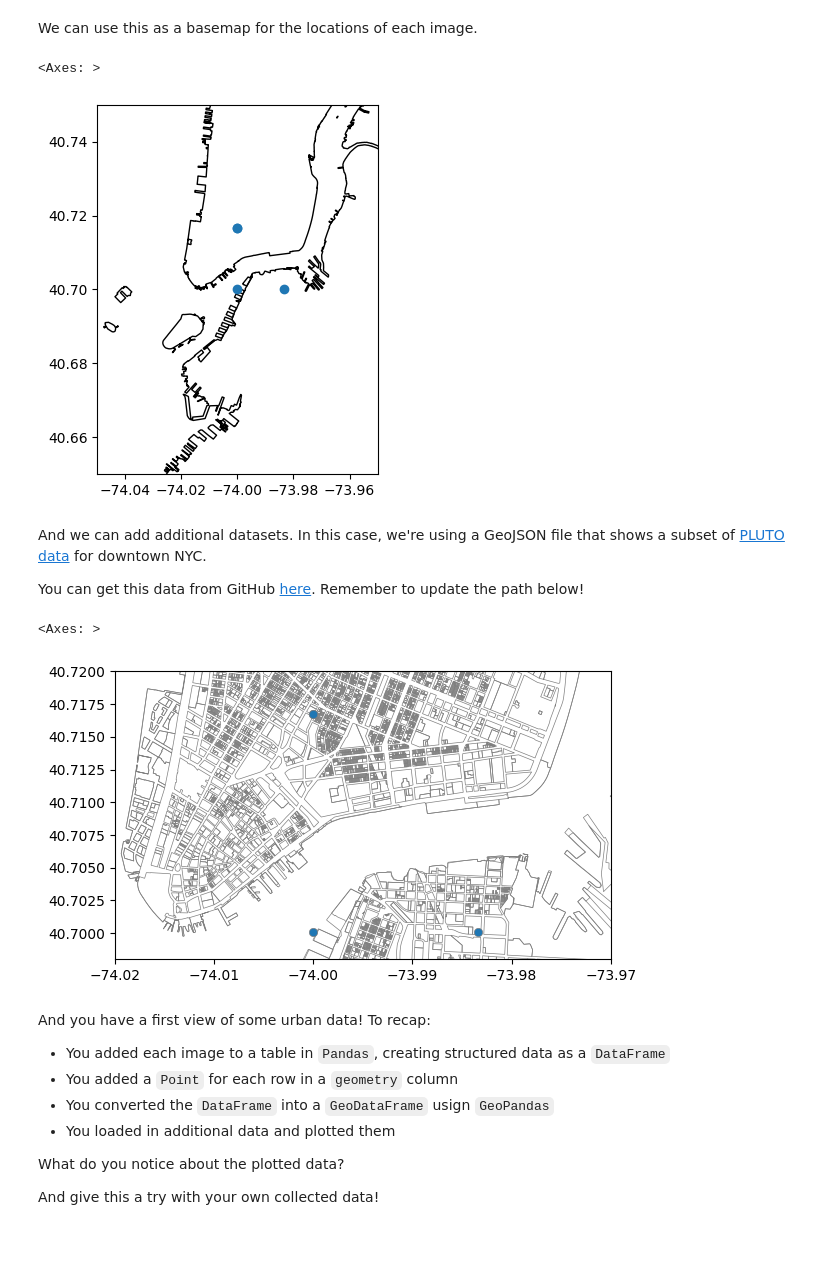
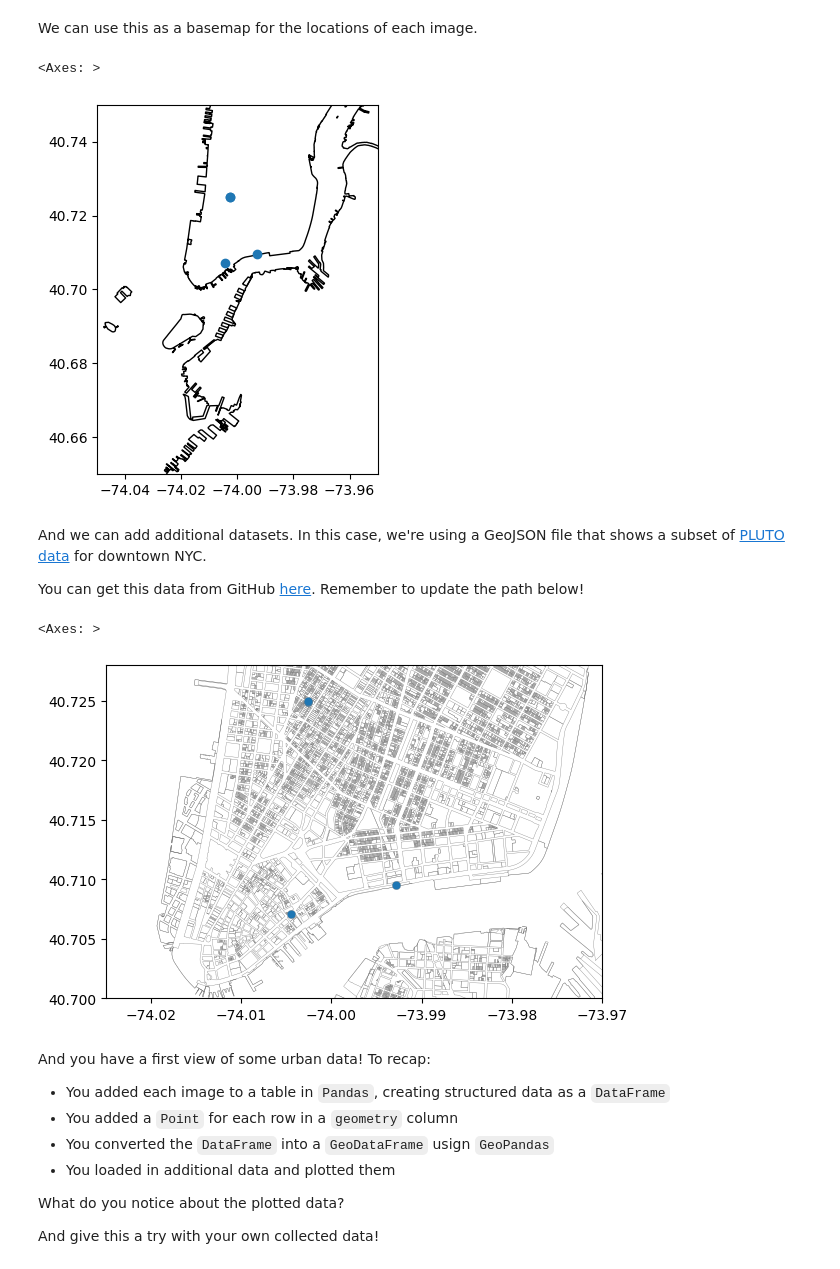
Before and after one commit to brian-ho/intro-to-urban-data, a Jupyter notebook: Measure/M01_Measure_End_to_End.ipynb, the cells around one changed output. Drawn from its saved outputs; the diff is of its cells as text; code cells hidden in the pictures; blank space fills up the shorter version.

```diff
--- a/Measure/M01_Measure_End_to_End.ipynb
+++ b/Measure/M01_Measure_End_to_End.ipynb
@@ -136,7 +134,7 @@ If you need help gettng the folder path, navigate to the folder in the right-han
 # %%
 # Update the text in quotes with the path to your image data on Google Drive
 # Don't forget to run this cell!
-directory = "/content/drive/MyDrive/Cornell AAP - MSAUD/ARCH 6131/Example Data"
+directory = "Example Data"
 # %% [markdown]
 The Colab notebook connects to your Google Drive as if it were mounted on the same computer.
 
@@ -287,7 +285,7 @@ def parse_degrees_to_decimals(degrees, reference):
         return degrees * sign
     else:
         sign = -1.0 if reference in ("S", "W") else 1.0
-        decimals = degrees[0] + degrees[1] / 60 + (degrees[2] / 60) * 0.0001
+        decimals = degrees[0] + degrees[1] / 60 + (degrees[2] / (60 * 100))
         return decimals * sign
 
 
@@ -445,25 +443,23 @@ plt.set_ylim(40.65, 40.75)
 plt
 # %% [output]
 <Axes: >
-[figure, old version]
+[figure, new version]
 # %% [markdown]
 And we can add additional datasets. In this case, we're using a GeoJSON file that shows a subset of [PLUTO data](https://www.nyc.gov/site/planning/data-maps/open-data/dwn-pluto-mappluto.page) for downtown NYC.
 
 You can get this data from GitHub [here](https://github.com/brian-ho/intro-to-urban-data/tree/main/Measure/Example%20Data). Remember to update the path below!
 # %%
 # Update the path to wherever you put the GeoJSON on Google Drive.
-pluto_gdf = gpd.read_file(
-    "/content/drive/MyDrive/Cornell AAP - MSAUD/ARCH 6131/Example Data/pluto.geojson"
-)
+pluto_gdf = gpd.read_file("Example Data/pluto.geojson")
 # %%
 # Let's collage our data together again
-plt = pd.concat([nyc, pluto_gdf, gdf]).plot(facecolor="none", lw=0.5, edgecolor="grey")
-plt.set_xlim(-74.02, -73.97)
-plt.set_ylim(40.698, 40.72)
+plt = pd.concat([nyc, pluto_gdf, gdf]).plot(facecolor="none", lw=0.25, edgecolor="grey")
+plt.set_xlim(-74.025, -73.97)
+plt.set_ylim(40.70, 40.728)
 plt
 # %% [output]
 <Axes: >
-[figure, old version]
+[figure, new version]
 # %% [markdown]
 And you have a first view of some urban data! To recap:
  - You added each image to a table in `Pandas`, creating structured data as a `DataFrame`
```
Also changed, not shown: parts of 10 cells of this notebook, 1 other file.
